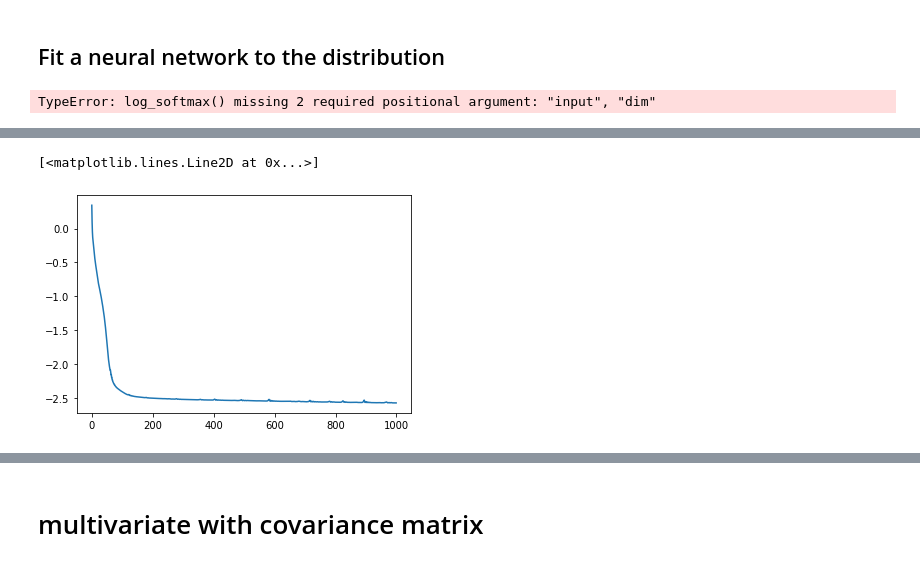
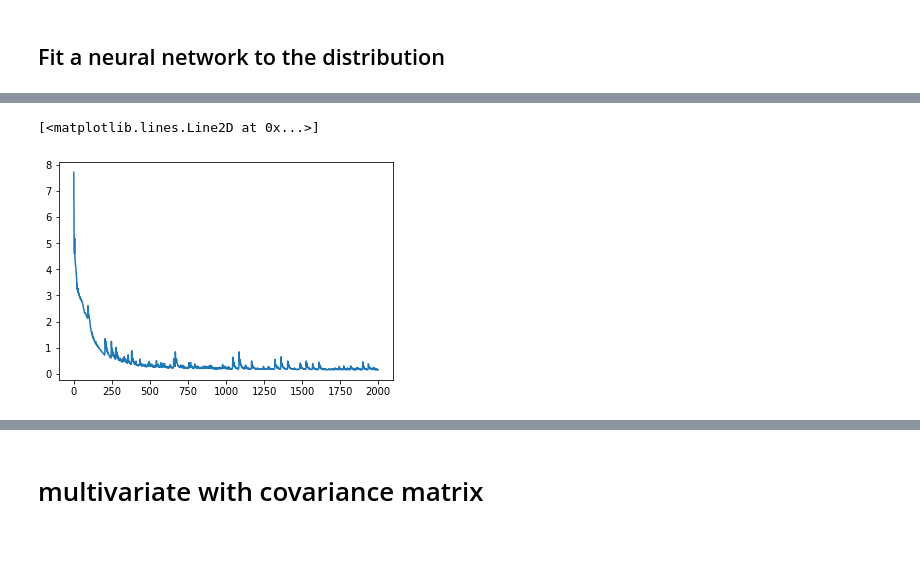
Before and after one commit to TrentBrick/Upside-Down-Free-Energy, a Jupyter notebook: notebooks/fitdensitymodel.ipynb, the cells around one changed output, grey strips where cells are left out. Drawn from its saved outputs; the diff is of its cells as text; code cells hidden in the pictures.

```diff
--- a/notebooks/fitdensitymodel.ipynb
+++ b/notebooks/fitdensitymodel.ipynb
@@ -49,6 +72,6 @@ for i in range(3):
 # %%
 # need to scale all states to between 0 and 1.
 
-states[:,0] = (states[:,0]+1)/2.1
+'''states[:,0] = (states[:,0]+1)/2.1
 states[:,1] = (states[:,1]+1)/2.1
-states[:,2] = (states[:,2]+8.1)/16.1
+states[:,2] = (states[:,2]+8.1)/16.1'''
@@ -66,34 +91,34 @@ import torch
 import torch.nn as nn
 from torch.nn import functional as F
 import torch.optim as optim
+
+num_states = 3
+num_g = 2
+
 class RewardModel(nn.Module):
     def __init__(self, node_size, act_fn="relu"):
         super().__init__()
         self.act_fn = getattr(torch, act_fn)
         self.fc_1 = nn.Linear(1, node_size)
         self.fc_2 = nn.Linear(node_size, node_size)
-        num_states = 3
-        num_gaussians = 2
-        self.fc_3 = nn.Linear(node_size, 3*num_states*num_gaussians)
+
+        self.fc_3 = nn.Linear(node_size, 3*num_states*num_g)
 
     def forward(self, reward):
         out = self.act_fn(self.fc_1(reward))
         out = self.act_fn(self.fc_2(out))
-        reward = self.fc_3(out)
-        return reward
+        out = self.fc_3(out)
+        return out
 # %%
 inputs = torch.Tensor(rewards).unsqueeze(1)#[:20]
 states = torch.Tensor(states)#[:20]
 # %%
 model = RewardModel(10)
-optimizer = optim.Adam(model.parameters(), lr=0.01)
+optimizer = optim.Adam(model.parameters(), lr=0.03)
-# %%
-torch.log_softmax()
-# %% [output]
-TypeError: log_softmax() missing 2 required positional argument: "input", "dim"
 # %%
 
-num_epochs = 1000
+num_epochs = 2000
+
 losses = []
 for epoch in range(num_epochs):  # loop over the dataset multiple times
 
@@ -103,12 +128,19 @@ for epoch in range(num_epochs):  # loop over the dataset multiple times
     # forward + backward + optimize
     outputs = model(inputs)
 
-    logpi = outputs[:,:]
-    mus = outputs[:,3:6]
-    logsigmas = outputs[:,6:]
+    stride = 2 * 3
 
-    probs = torch.log_softmax(logpi, dim=-1)
+    logpi = outputs[:,:stride].view(-1, num_g, num_states)
+    mus = outputs[:,stride:2*stride].view(-1, num_g, num_states)
+    logsigmas = outputs[:,2*stride:3*stride].view(-1, num_g, num_states)
 
+    log_probs = torch.log_softmax(logpi, dim=-2)
+
+    normal_dist = torch.distributions.Normal(mus, logsigmas.exp()) # for every gaussian in each latent dimension.
+    #print('MDRNN TEST. WHAT ARE THE DIMENSIONS OF THESE????', logpi.shape, mus.shape, latent_deltas.shape)
+    g_log_probs = log_probs + normal_dist.log_prob(states.unsqueeze(-2)) # how far off are the next obs?
+    # sum across the gaussians, need to do so in log space:
+    loss = - torch.logsumexp(g_log_probs, dim=-2)
     #outputs = outputs.exp()
     #loss = - torch.distributions.Beta(outputs[:,0:3], outputs[:,3:] ).log_prob(states) # criterion(outputs, labels)
 
@@ -120,9 +152,9 @@ for epoch in range(num_epochs):  # loop over the dataset multiple times
     losses.append(loss.item())
 
     # print statistics
-    if epoch %10 ==0:
+    if epoch %100 ==0:
         print('epoch', epoch, 'loss is:', loss.item())
-        print('first series of outputs, then states', outputs[0], states[0], inputs[0])
+        #print('first series of outputs, then states', outputs[0], states[0], inputs[0])
 
 print('Finished Training')
 plt.plot(losses)
@@ -146,3 +178,3 @@ first series of outputs, then states tensor([1474.3245,    8.3162,  114.4176,
 Finished Training
 [<matplotlib.lines.Line2D at 0x...>]
-[figure, old version]
+[figure, new version]
```
Also changed, not shown: parts of 25 cells of this notebook, 15 other files.
